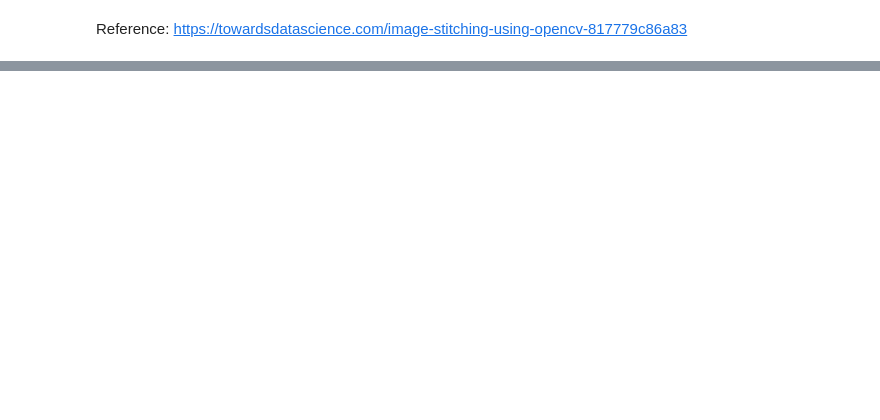
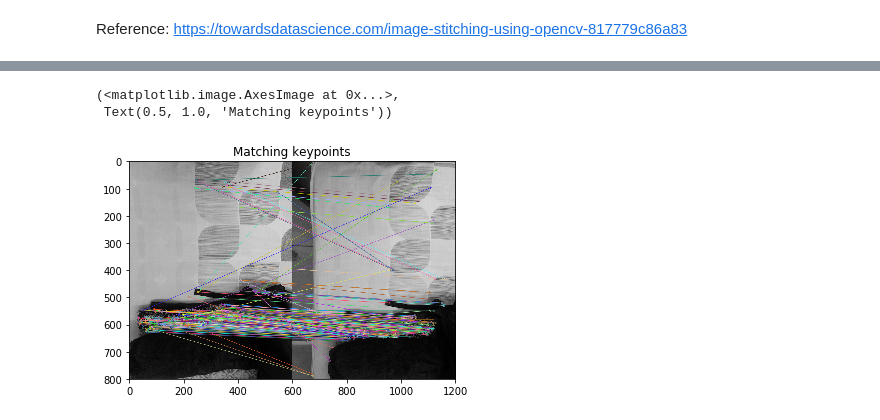
Before and after one commit to sahilbansal17/Computer-Vision-Lab, a Jupyter notebook: 4-Homography/Assignment_4.ipynb, the cells around one changed output, grey strips where cells are left out. Cells and saved outputs as stored; diff of their text form; code cells hidden in the pictures; blank space fills up the shorter version.

```diff
--- a/4-Homography/Assignment_4.ipynb
+++ b/4-Homography/Assignment_4.ipynb
@@ -28,7 +7,0 @@ matches = bf.knnMatch(des1,des2, k=2)
-# %%
-# Apply ratio test
-good = []
-for m in matches:
-     if m[0].distance < 0.5*m[1].distance:
-     	good.append(m)
-matches = np.asarray(good)
@@ -68,0 +36,26 @@ Reference: https://towardsdatascience.com/image-stitching-using-opencv-817779c86
+# %%
+# compute the SIFT features
+sift = cv2.xfeatures2d.SIFT_create()
+
+# find the keypoints and descriptors with SIFT
+kp1, des1 = sift.detectAndCompute(img1,None)
+kp2, des2 = sift.detectAndCompute(img2,None)
+
+# match the SIFT features
+bf = cv2.BFMatcher()
+matches12 = bf.knnMatch(des1,des2, k=2)
+
+# Apply ratio test
+good12 = []
+for m in matches12:
+     if m[0].distance < 0.5*m[1].distance:
+        good12.append(m)
+matches12 = np.asarray(good12)
+
+# cv2.drawMatchesKnn expects list of lists as matches.
+img3 = cv2.drawMatchesKnn(img1,kp1,img2,kp2,good12,None,flags=2)
+plt.imshow(img3), plt.title("Matching keypoints")
+# %% [output]
+(<matplotlib.image.AxesImage at 0x...>,
+ Text(0.5, 1.0, 'Matching keypoints'))
+[figure, added]
```
Also changed, not shown: parts of 25 cells of this notebook, 5 other files.
